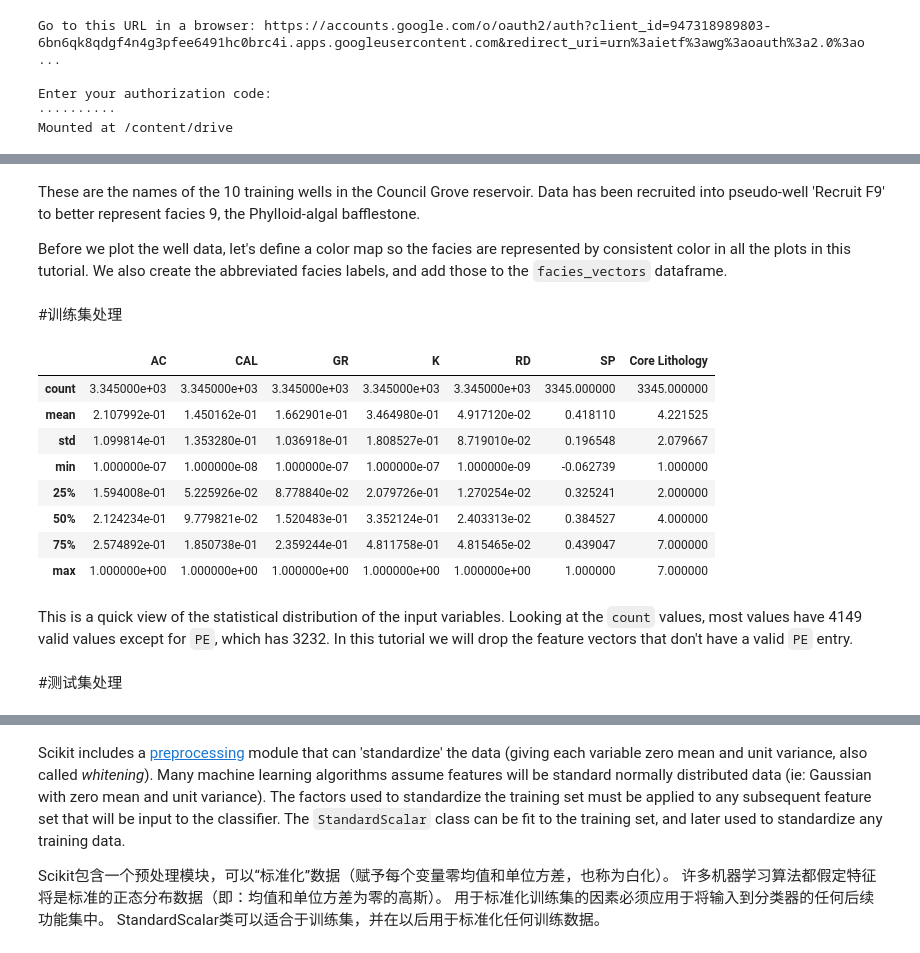
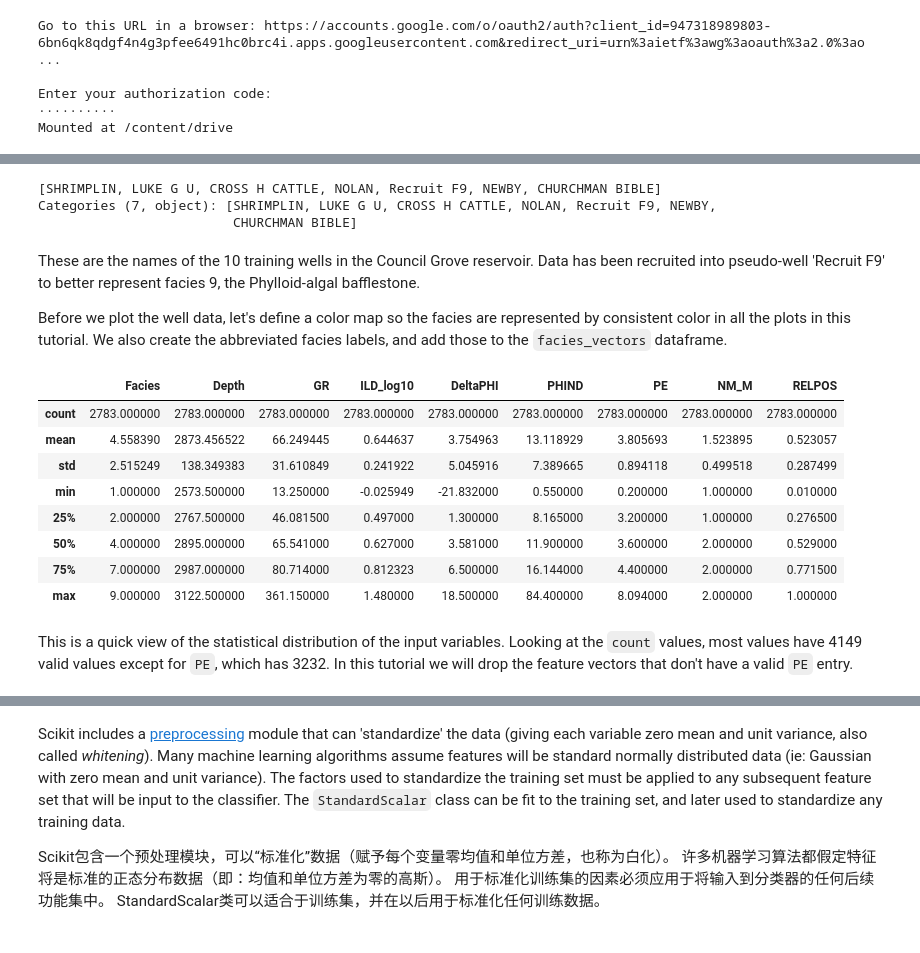
Before and after one commit to sunyingjian/AI-in-well-logging, a Jupyter notebook: 延安油田决策树.ipynb, the cells around one changed output, grey strips where cells are left out. Cells and saved outputs as stored; diff of their text form; code cells hidden in the pictures.

```diff
--- a/延安油田决策树.ipynb
+++ b/延安油田决策树.ipynb
@@ -78,8 +95,6 @@ from pandas import set_option
 set_option("display.max_rows", 10)#设置要显示的默认行数，显示的最大行数是10
 pd.options.mode.chained_assignment = None #为了在增加列表行数的时候防止出现setting with copy warning
 filename = 'facies_vectors.csv'
-training_data = pd.read_csv('/content/numpy-/3345train data.csv')
+training_data = pd.read_csv('/content/tutorials-2016/1610_Facies_classification/training_data.csv')
 training_data
-testing_data = pd.read_csv('/content/numpy-/3345test_data.csv')
-testing_data
 # %% [output]
@@ -98,0 +116,4 @@ testing_data
+# %%
+blind = training_data[training_data['Well Name'] == 'SHANKLE']
+#抽出一部分作为验证集
+training_data = training_data[training_data['Well Name'] != 'SHANKLE']
@@ -99,34 +156,44 @@ testing_data
+# %%
+training_data['Well Name'] = training_data['Well Name'].astype('category')
+training_data['Formation'] = training_data['Formation'].astype('category')
+training_data['Well Name'].unique()
+# %% [output]
+[SHRIMPLIN, LUKE G U, CROSS H CATTLE, NOLAN, Recruit F9, NEWBY, CHURCHMAN BIBLE]
+Categories (7, object): [SHRIMPLIN, LUKE G U, CROSS H CATTLE, NOLAN, Recruit F9, NEWBY,
+                         CHURCHMAN BIBLE]
 # %% [markdown]
 These are the names of the 10 training wells in the Council Grove reservoir.  Data has been recruited into pseudo-well 'Recruit F9' to better represent facies 9, the Phylloid-algal bafflestone.
 
 Before we plot the well data, let's define a color map so the facies are represented by consistent color in all the plots in this tutorial.  We also create the abbreviated facies labels, and add those to the `facies_vectors` dataframe.
-# %% [markdown]
-#训练集处理
 # %%
-# 1=粗砂岩  2=中砂岩   3=细砂岩
-# 4=粉砂岩 5=白云岩 6=石灰岩 7=泥岩
+# 1=sandstone  2=c_siltstone   3=f_siltstone
+# 4=marine_silt_shale 5=mudstone 6=wackestone 7=dolomite
+# 8=packstone 9=bafflestone
 facies_colors = ['#F4D03F', '#F5B041','#DC7633','#6E2C00',
-       '#1B4F72','#2E86C1', '#AED6F1']
+       '#1B4F72','#2E86C1', '#AED6F1', '#A569BD', '#196F3D']
 
-facies_labels = ['CS', 'MS', 'FS', 'SS', 'DM',
-                 'LS', 'MDS']
+facies_labels = ['SS', 'CSiS', 'FSiS', 'SiSh', 'MS',
+                 'WS', 'D','PS', 'BS']
 #facies_color_map is a dictionary that maps facies labels
 #to their respective colors
 facies_color_map = {}
 for ind, label in enumerate(facies_labels):
     facies_color_map[label] = facies_colors[ind]
+
+def label_facies(row, labels):
+    return labels[ row['Facies'] -1]
+
+training_data.loc[:,'FaciesLabels'] = training_data.apply(lambda row: label_facies(row, facies_labels), axis=1) #建立标签
 training_data.describe()
 # %% [output]
-|  | AC | CAL | GR | K | RD | SP | Core Lithology |
-| count | 3.345000e+03 | 3.345000e+03 | 3.345000e+03 | 3.345000e+03 | 3.345000e+03 | 3345.000000 | 3345.000000 |
-| mean | 2.107992e-01 | 1.450162e-01 | 1.662901e-01 | 3.464980e-01 | 4.917120e-02 | 0.418110 | 4.221525 |
-| std | 1.099814e-01 | 1.353280e-01 | 1.036918e-01 | 1.808527e-01 | 8.719010e-02 | 0.196548 | 2.079667 |
-| min | 1.000000e-07 | 1.000000e-08 | 1.000000e-07 | 1.000000e-07 | 1.000000e-09 | -0.062739 | 1.000000 |
-| 25% | 1.594008e-01 | 5.225926e-02 | 8.778840e-02 | 2.079726e-01 | 1.270254e-02 | 0.325241 | 2.000000 |
-| 50% | 2.124234e-01 | 9.779821e-02 | 1.520483e-01 | 3.352124e-01 | 2.403313e-02 | 0.384527 | 4.000000 |
-| 75% | 2.574892e-01 | 1.850738e-01 | 2.359244e-01 | 4.811758e-01 | 4.815465e-02 | 0.439047 | 7.000000 |
-| max | 1.000000e+00 | 1.000000e+00 | 1.000000e+00 | 1.000000e+00 | 1.000000e+00 | 1.000000 | 7.000000 |
+|  | Facies | Depth | GR | ILD_log10 | DeltaPHI | PHIND | PE | NM_M | RELPOS |
+| count | 2783.000000 | 2783.000000 | 2783.000000 | 2783.000000 | 2783.000000 | 2783.000000 | 2783.000000 | 2783.000000 | 2783.000000 |
+| mean | 4.558390 | 2873.456522 | 66.249445 | 0.644637 | 3.754963 | 13.118929 | 3.805693 | 1.523895 | 0.523057 |
+| std | 2.515249 | 138.349383 | 31.610849 | 0.241922 | 5.045916 | 7.389665 | 0.894118 | 0.499518 | 0.287499 |
+| min | 1.000000 | 2573.500000 | 13.250000 | -0.025949 | -21.832000 | 0.550000 | 0.200000 | 1.000000 | 0.010000 |
+| 25% | 2.000000 | 2767.500000 | 46.081500 | 0.497000 | 1.300000 | 8.165000 | 3.200000 | 1.000000 | 0.276500 |
+| 50% | 4.000000 | 2895.000000 | 65.541000 | 0.627000 | 3.581000 | 11.900000 | 3.600000 | 2.000000 | 0.529000 |
+| 75% | 7.000000 | 2987.000000 | 80.714000 | 0.812323 | 6.500000 | 16.144000 | 4.400000 | 2.000000 | 0.771500 |
+| max | 9.000000 | 3122.500000 | 361.150000 | 1.480000 | 18.500000 | 84.400000 | 8.094000 | 2.000000 | 1.000000 |
 # %% [markdown]
 This is a quick view of the statistical distribution of the input variables.  Looking at the `count` values, most values have 4149 valid values except for `PE`, which has 3232.  In this tutorial we will drop the feature vectors that don't have a valid `PE` entry.
-# %% [markdown]
-#测试集处理
```
Also changed, not shown: parts of 49 cells of this notebook.
